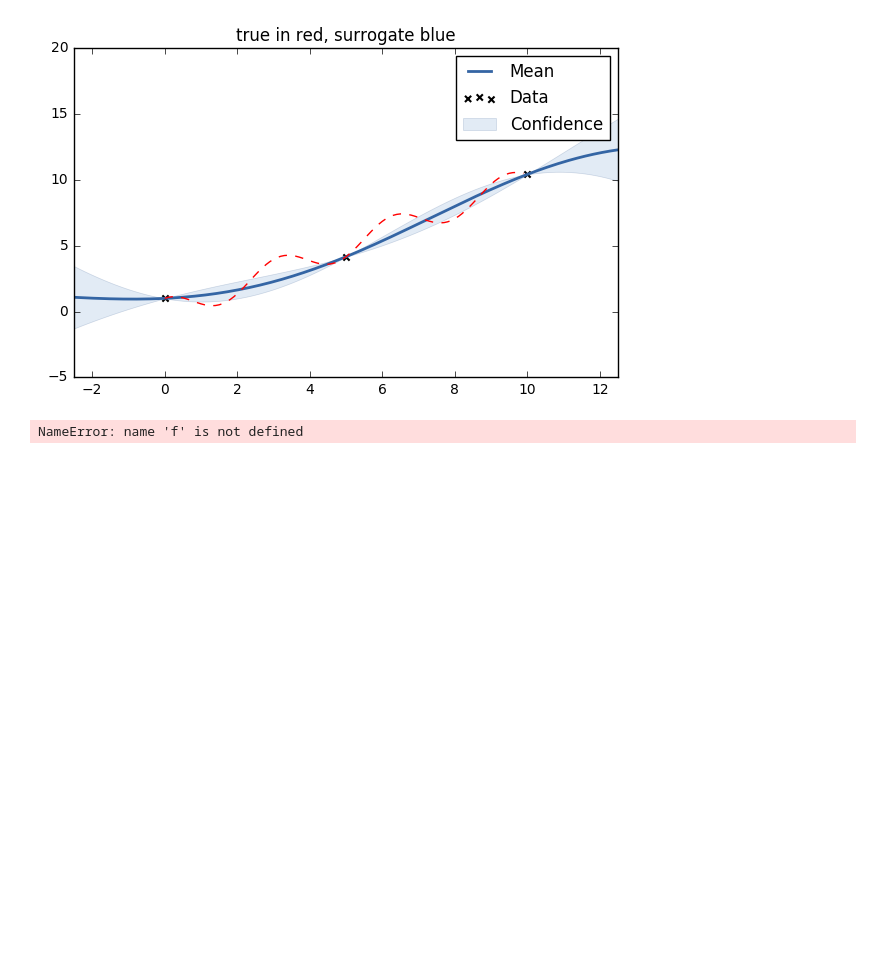
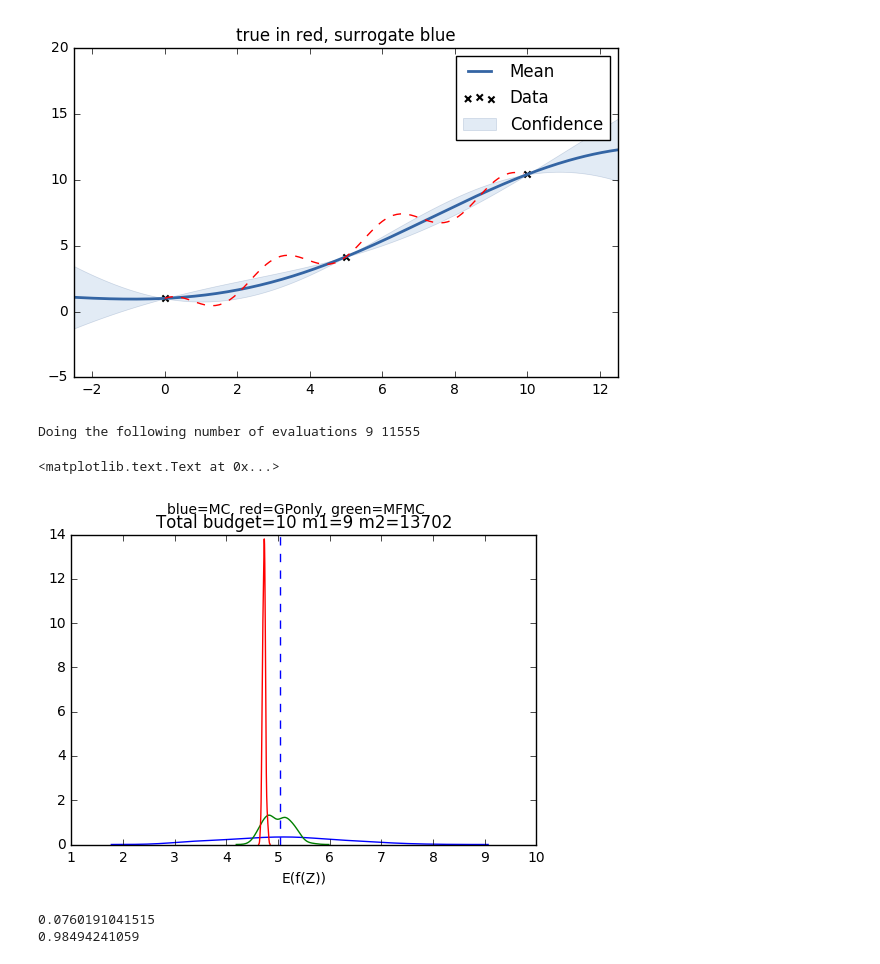
Before and after one commit to rich-d-wilkinson/Multilevel, a Jupyter notebook: Multi-fidelityGPonline.ipynb, the cells around one changed output. Saved outputs shown, nothing was run; the diff lists cells and outputs as text; code cells hidden in the pictures; blank space fills up the shorter version.

```diff
--- a/Multi-fidelityGPonline.ipynb
+++ b/Multi-fidelityGPonline.ipynb
@@ -249,18 +253,20 @@ Parameters:
 # %%
 p = 10**1 # Total budget
 w1=1
 w2=10**-5
 
-MFMC, MC, GP_only = Repeat_MFMC(w1,w2, p,f,m,100)
+MFMC, MC, GP_only = Repeat_MFMC(w1,w2, p,f1,m,100)
 kde1=sns.kdeplot(MC, color='b')
 kde2=sns.kdeplot(MFMC,color='g')
 kde3=sns.kdeplot(GP_only,color='r')
 plt.xlabel('E(f(Z))')
 plt.axvline(means[-1], linestyle='--')
 plt.title('Total budget='+str(p)+' m1='+str(m1)+' m2='+str(m2))
 plt.suptitle('blue=MC, red=GPonly, green=MFMC')
 # %% [output]
-NameError: name 'f' is not defined
+Doing the following number of evaluations 9 11555
+<matplotlib.text.Text at 0x...>
+[figure, added]
 # %%
 def MFMC_MSE(w1, w2, p, f1, f2):
     xsamp = np.random.uniform(0,10,1000)
@@ -287,8 +293,11 @@ def MC_MSE(w1, p, f1):
     n = p/w1
     return(sigma1/n)
 
-print(MFMC_MSE(w1, w2,p, f, m))
-print(MC_MSE(w1,p,f))
+print(MFMC_MSE(w1, w2,p, f1, m))
+print(MC_MSE(w1,p,f1))
+# %% [output]
+0.0760191041515
+0.98494241059
 # %%
 vals = np.array((10,10**2, 10**3, 10**4, 10**5))
 MCvars = np.zeros(vals.size)
```
Also changed, not shown: parts of 4 cells of this notebook, 1 other file.
